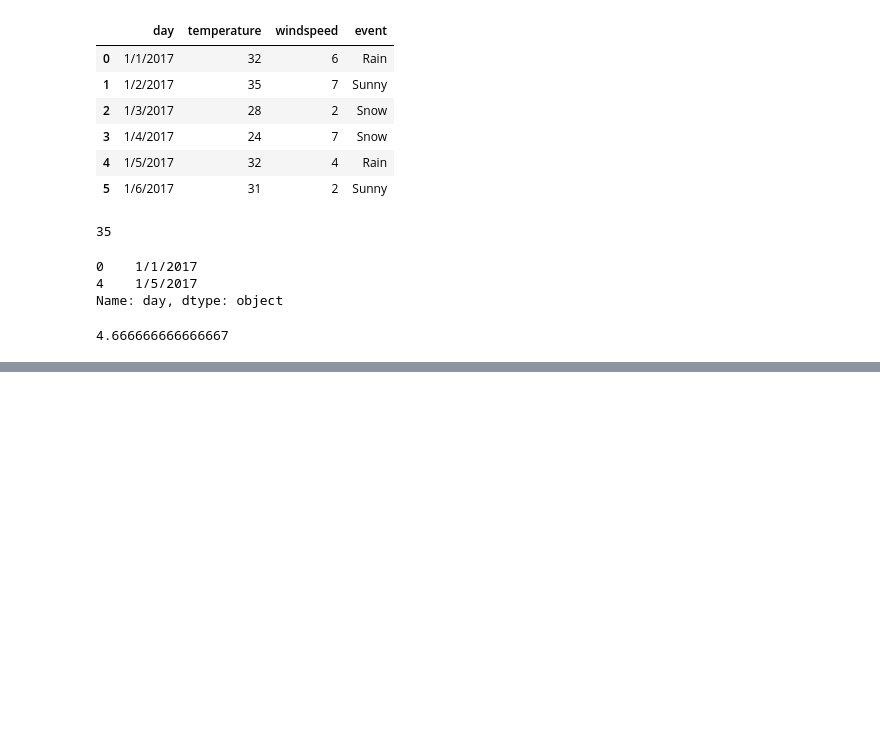
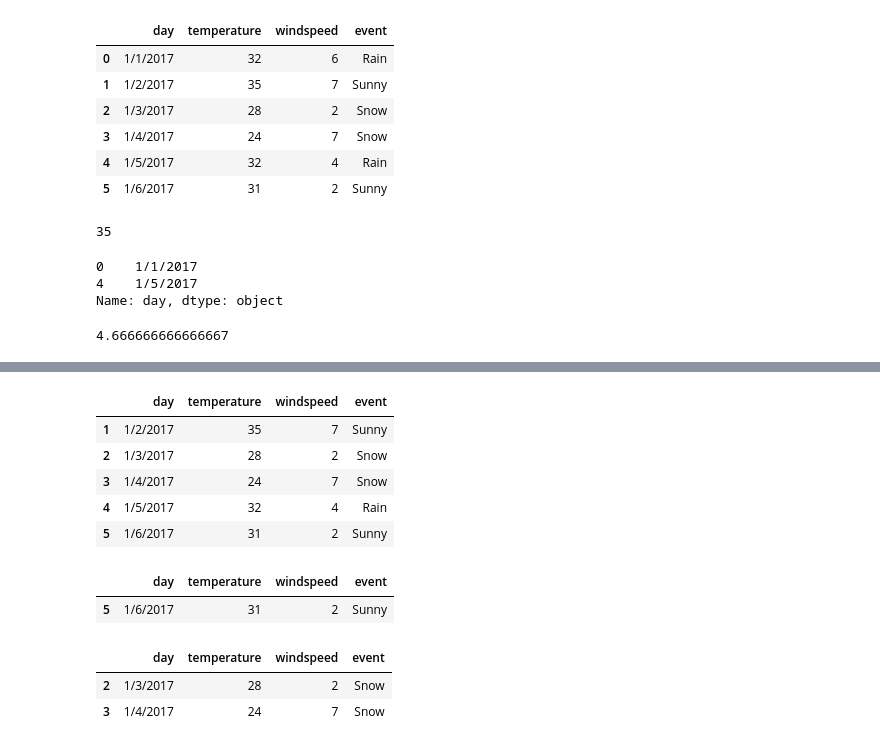
Before and after one commit to mahnamnasir/Data-Science, a Jupyter notebook: Data_Visualization.ipynb, the cells around one changed output, grey strips where cells are left out. Drawn from its saved outputs; the diff is of its cells as text; code cells hidden in the pictures; blank space fills up the shorter version.

```diff
--- a/Data_Visualization.ipynb
+++ b/Data_Visualization.ipynb
@@ -42,0 +72,20 @@ df['windspeed'].mean()
+# %%
+df.tail()
+# %% [output]
+|  | day | temperature | windspeed | event |
+| 1 | 1/2/2017 | 35 | 7 | Sunny |
+| 2 | 1/3/2017 | 28 | 2 | Snow |
+| 3 | 1/4/2017 | 24 | 7 | Snow |
+| 4 | 1/5/2017 | 32 | 4 | Rain |
+| 5 | 1/6/2017 | 31 | 2 | Sunny |
+# %%
+df.tail(1)
+# %% [output]
+|  | day | temperature | windspeed | event |
+| 5 | 1/6/2017 | 31 | 2 | Sunny |
+# %%
+df[2:4]
+# %% [output]
+|  | day | temperature | windspeed | event |
+| 2 | 1/3/2017 | 28 | 2 | Snow |
+| 3 | 1/4/2017 | 24 | 7 | Snow |
```
Also changed, not shown: parts of 21 cells of this notebook.
